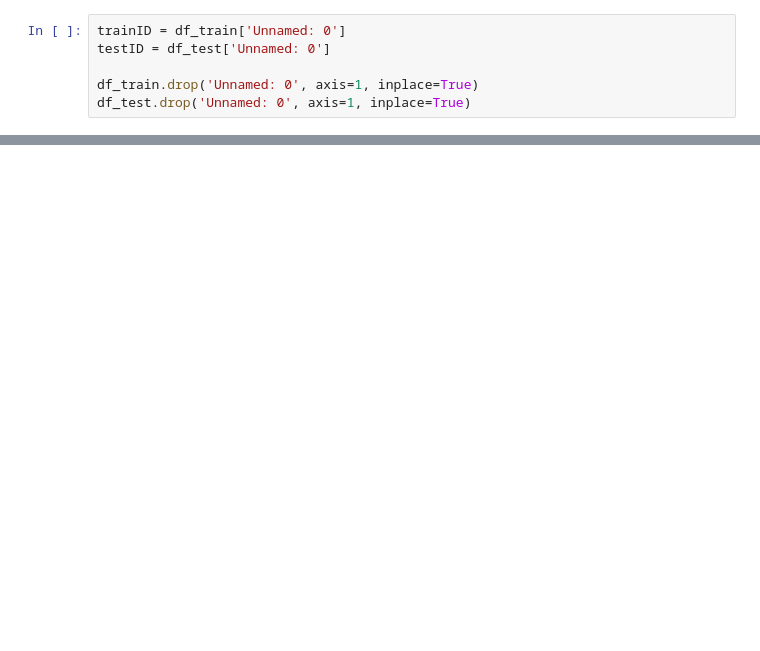
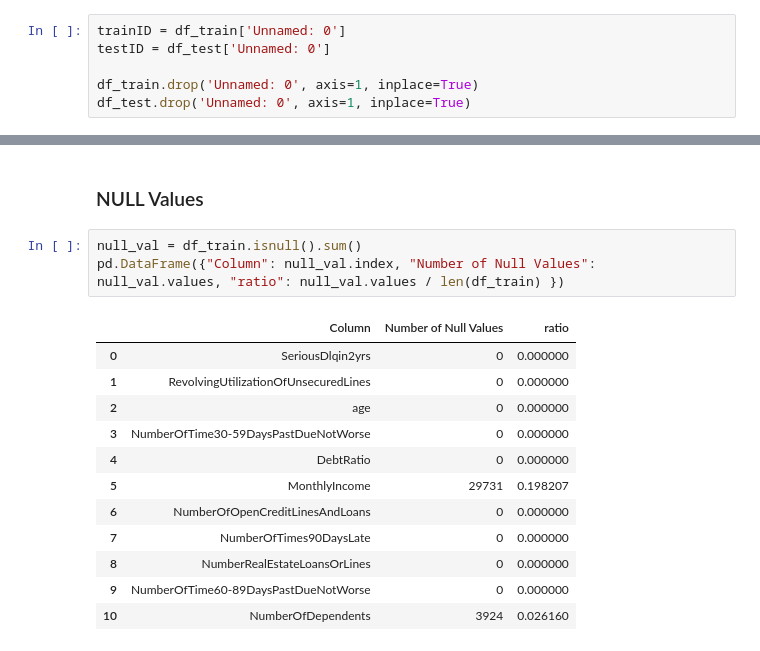
Before and after one commit to Saba-a11/Kaggle_Credit_Score, a Jupyter notebook: CreditModel.ipynb, the cells around one changed output, grey strips where cells are left out. Drawn from its saved outputs; the diff is of its cells as text; blank space fills up the shorter version.

```diff
--- a/CreditModel.ipynb
+++ b/CreditModel.ipynb
@@ -133,0 +173,18 @@ df_test.drop('Unnamed: 0', axis=1, inplace=True)
+# %% [markdown]
+### NULL Values
+# %%
+null_val = df_train.isnull().sum()
+pd.DataFrame({"Column": null_val.index, "Number of Null Values": null_val.values, "ratio": null_val.values / len(df_train) })
+# %% [output]
+|  | Column | Number of Null Values | ratio |
+| 0 | SeriousDlqin2yrs | 0 | 0.000000 |
+| 1 | RevolvingUtilizationOfUnsecuredLines | 0 | 0.000000 |
+| 2 | age | 0 | 0.000000 |
+| 3 | NumberOfTime30-59DaysPastDueNotWorse | 0 | 0.000000 |
+| 4 | DebtRatio | 0 | 0.000000 |
+| 5 | MonthlyIncome | 29731 | 0.198207 |
+| 6 | NumberOfOpenCreditLinesAndLoans | 0 | 0.000000 |
+| 7 | NumberOfTimes90DaysLate | 0 | 0.000000 |
+| 8 | NumberRealEstateLoansOrLines | 0 | 0.000000 |
+| 9 | NumberOfTime60-89DaysPastDueNotWorse | 0 | 0.000000 |
+| 10 | NumberOfDependents | 3924 | 0.026160 |
```
Also changed, not shown: parts of 6 cells of this notebook.
